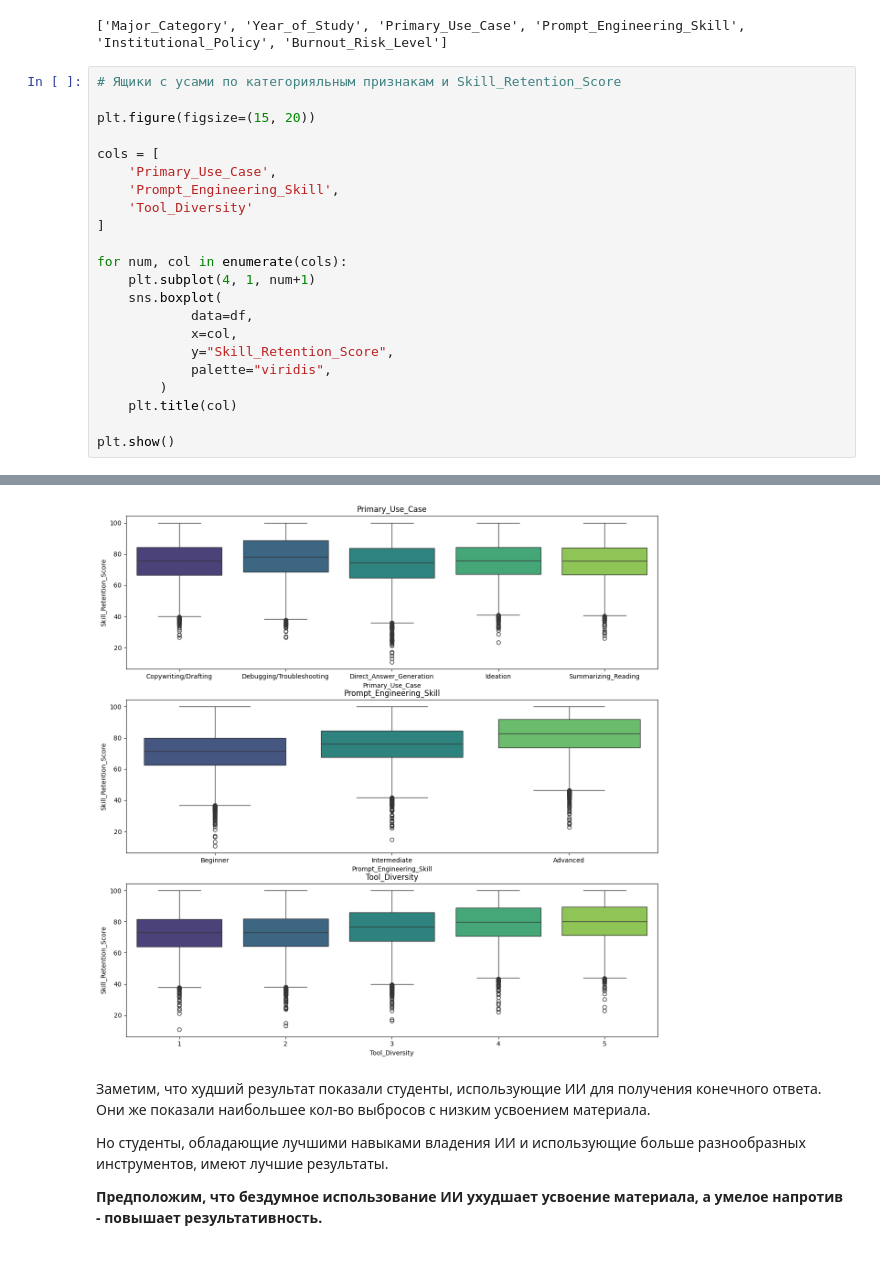
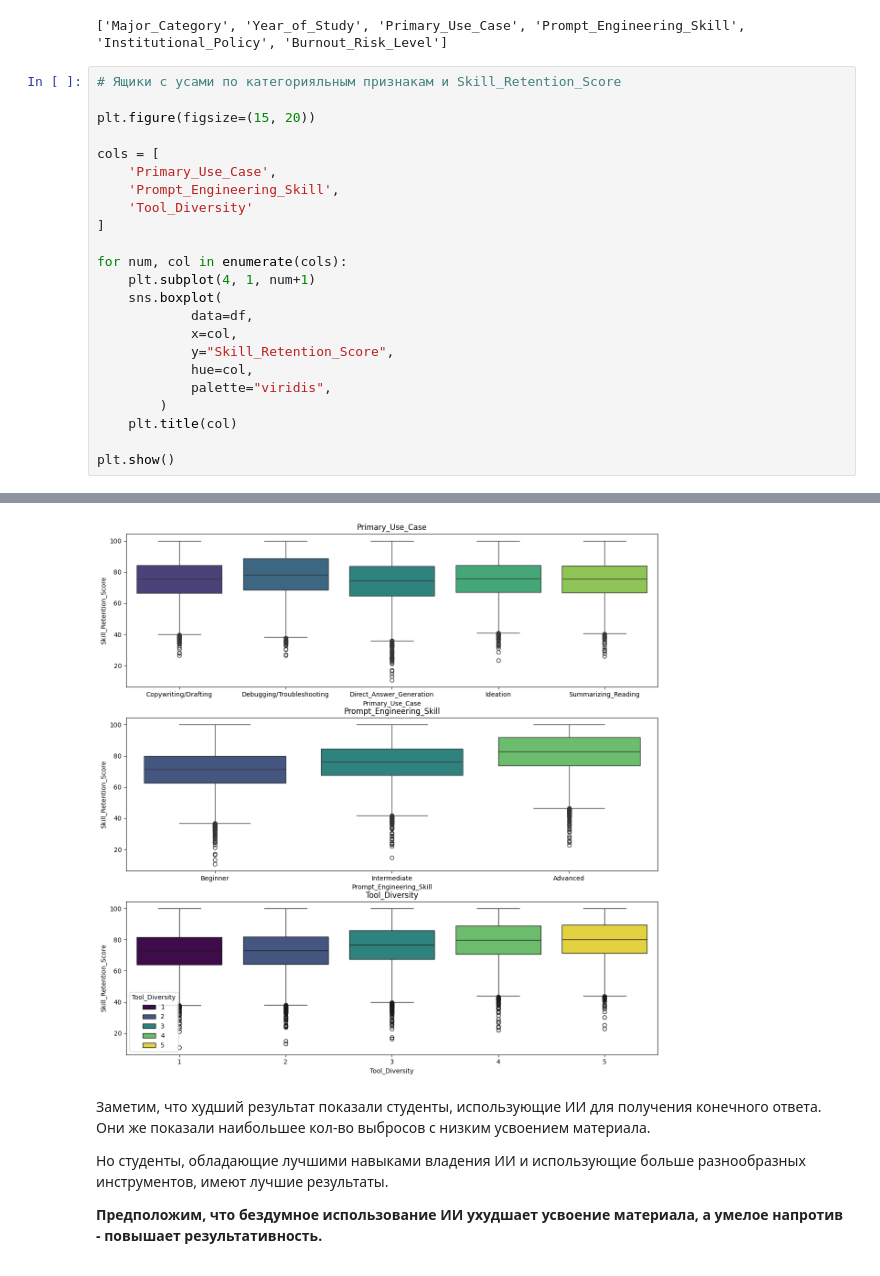
Before and after one commit to EngoyanSY/my_proj, a Jupyter notebook: eda/eda.ipynb, the cells around one changed output, grey strips where cells are left out. Saved outputs shown, nothing was run; the diff lists cells and outputs as text.

```diff
--- a/eda/eda.ipynb
+++ b/eda/eda.ipynb
@@ -239,6 +239,7 @@ for num, col in enumerate(cols):
             data=df,
             x=col,
             y="Skill_Retention_Score",
+            hue=col,
             palette="viridis",
         )
     plt.title(col)
@@ -259,4 +249,4 @@ Passing `palette` without assigning `hue` is deprecated and will be removed in v
-[figure, old version]
+[figure, new version]
 # %% [markdown]
 Заметим, что худший результат показали студенты, использующие ИИ для получения конечного ответа. Они же показали наибольшее кол-во выбросов с низким усвоением материала.<p>
 Но студенты, обладающие лучшими навыками владения ИИ и использующие больше разнообразных инструментов, имеют лучшие результаты.<p>
```
Also changed, not shown: parts of 4 cells of this notebook.
